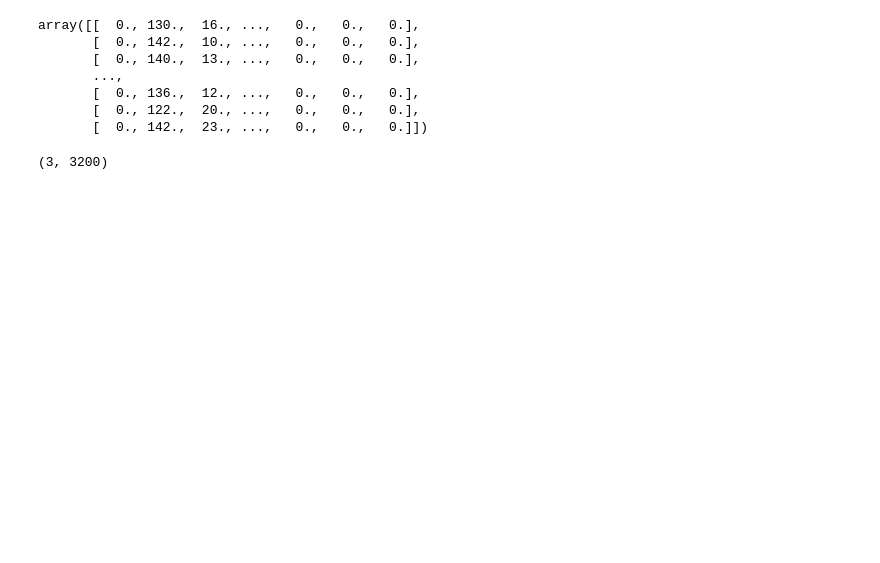
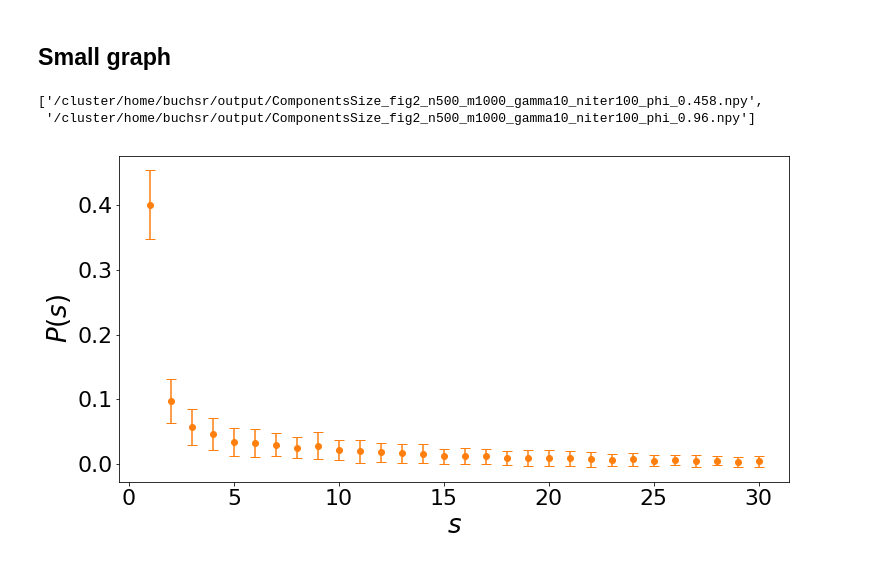
Before and after one commit to rbuchs/opinion-formation, a Jupyter notebook: code/Treat_data.ipynb, the cells around one changed output. Cells and saved outputs as stored; diff of their text form; code cells hidden in the pictures; blank space fills up the shorter version.

```diff
--- a/code/Treat_data.ipynb
+++ b/code/Treat_data.ipynb
@@ -1,16 +1,6 @@
 # %%
 import numpy as np
+import matplotlib.pyplot as plt
 import glob
+
+output_path = '/cluster/home/buchsr/output'
-# %%
-output_path = '/Users/romainbuchs/Documents/ETHZ/Modelling and Simulating Social Systems/output'
-list_files = glob.glob('{0}/*'.format(output_path))
-# %%
-np.load('/Users/romainbuchs/Documents/ETHZ/Modelling and Simulating Social Systems/output/ComponentsSize_phi_1.0.npy')
-# %% [output]
-array([[  0., 130.,  16., ...,   0.,   0.,   0.],
-       [  0., 142.,  10., ...,   0.,   0.,   0.],
-       [  0., 140.,  13., ...,   0.,   0.,   0.],
-       ...,
-       [  0., 136.,  12., ...,   0.,   0.,   0.],
-       [  0., 122.,  20., ...,   0.,   0.,   0.],
-       [  0., 142.,  23., ...,   0.,   0.,   0.]])
@@ -23,4 +7,25 @@ all_results = np.array(all_results)
-# %%
-all_results.shape
-# %% [output]
-(3, 3200)
+# %% [markdown]
+## Small graph
+# %%
+list_files = glob.glob('{0}/ComponentsSize_fig2_n500_m1000_gamma10_niter100_phi*.npy'.format(output_path))
+list_files
+# %% [output]
+['/cluster/home/buchsr/output/ComponentsSize_fig2_n500_m1000_gamma10_niter100_phi_0.458.npy',
+ '/cluster/home/buchsr/output/ComponentsSize_fig2_n500_m1000_gamma10_niter100_phi_0.96.npy']
+# %%
+df = np.load(list_files[0])
+size = np.arange(df.shape[1])
+biggest_community = size[df.mean(axis=0)!=0].max()
+
+new_df = df[:, 1:biggest_community]
+new_size = size[1:biggest_community]
+df_proba = (new_df/new_df.sum(axis=1)[:,None])
+
+fig, ax = plt.subplots(figsize=(12, 6))
+ax.errorbar(new_size[:30], df_proba.mean(axis=0)[:30], yerr=df_proba.std(axis=0)[:30], fmt='o', capsize=5, color='C1')
+
+ax.set_xlabel('$s$', fontsize=26)
+ax.set_ylabel('$P(s)$', fontsize=26)
+ax.tick_params(labelsize=22)
+# %% [output]
+[figure, added]
```
Also changed, not shown: parts of 10 cells of this notebook, 6 other files.
